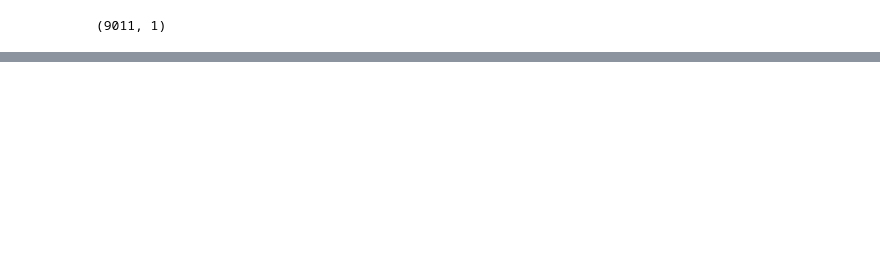
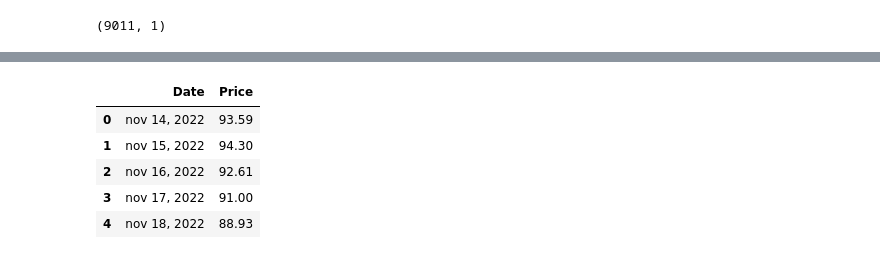
Before and after one commit to IAugustoMZ/deeplearning_chemicalengineering, a Jupyter notebook: 3_recurrentNeuralNetworks/2_visualizing_results.ipynb, the cells around one changed output, grey strips where cells are left out. Cells and saved outputs as stored; diff of their text form; code cells hidden in the pictures; blank space fills up the shorter version.

```diff
--- a/3_recurrentNeuralNetworks/2_visualizing_results.ipynb
+++ b/3_recurrentNeuralNetworks/2_visualizing_results.ipynb
@@ -120,0 +164,11 @@ array([-4.17039807, -0.04524689,  4.58681021])
+# %%
+# load forecast results
+forecast_true = pd.read_csv('../0_data/rnn_studies/forecast.csv', sep=';', decimal=',')
+forecast_true.head()
+# %% [output]
+|  | Date | Price |
+| 0 | nov 14, 2022 | 93.59 |
+| 1 | nov 15, 2022 | 94.30 |
+| 2 | nov 16, 2022 | 92.61 |
+| 3 | nov 17, 2022 | 91.00 |
+| 4 | nov 18, 2022 | 88.93 |
```
Also changed, not shown: parts of 13 cells of this notebook, 26 other files.
